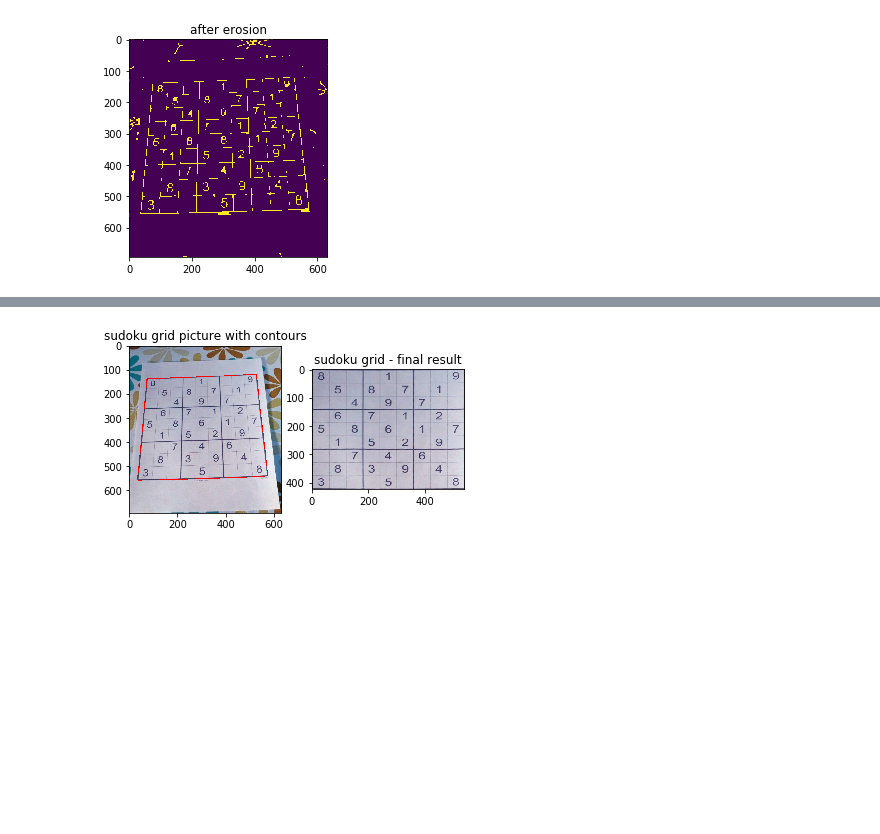
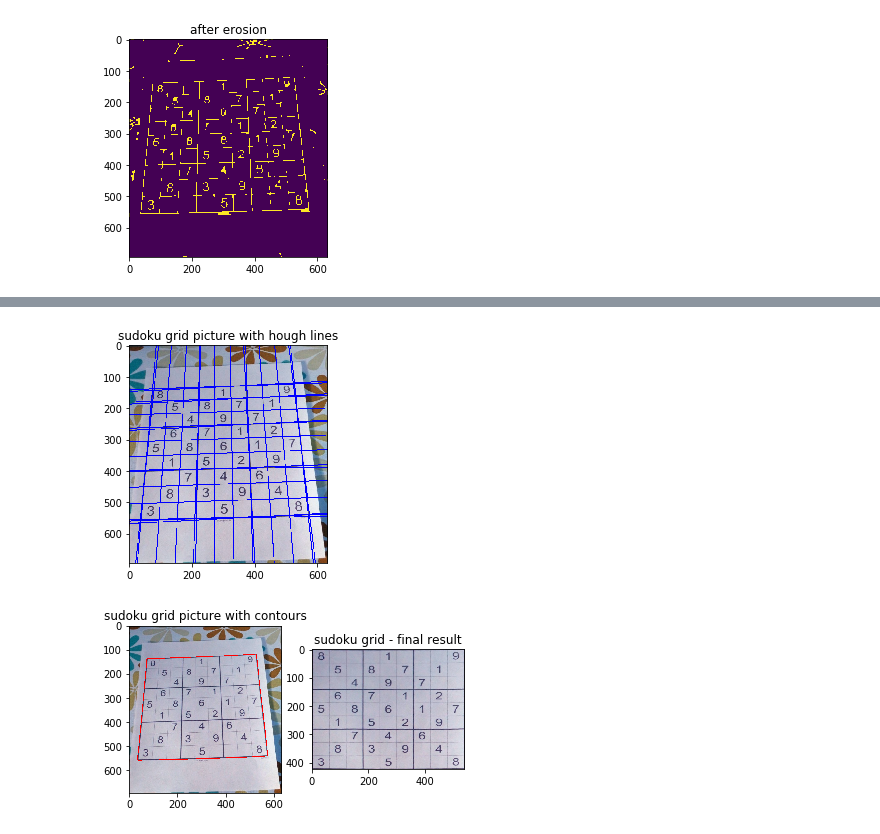
Before and after one commit to borisivnc/sudoku-game, a Jupyter notebook: notebooks/Sudoku_Grid_Extraction.ipynb, the cells around one changed output, grey strips where cells are left out. Saved outputs shown, nothing was run; the diff lists cells and outputs as text; code cells hidden in the pictures; blank space fills up the shorter version.

```diff
--- a/notebooks/Sudoku_Grid_Extraction.ipynb
+++ b/notebooks/Sudoku_Grid_Extraction.ipynb
@@ -51,3 +73,42 @@ plt.show()
+# %%
+def detect_hough_lines(img):
+    gray = cv2.cvtColor(img,cv2.COLOR_BGR2GRAY)
+    denoised_img = cv2.fastNlMeansDenoising(gray)
+
+    edges = cv2.Canny(denoised_img,5,150,apertureSize = 3)
+
+    kernel = np.ones((3,3),np.uint8)
+    edges = cv2.dilate(edges,kernel,iterations = 1)
+
+    kernel = np.ones((5,5),np.uint8)
+    edges = cv2.erode(dilation,kernel,iterations = 1)
+
+    lines = cv2.HoughLines(erosion,1,np.pi/180,150)
+
+    for i, line in enumerate(lines):
+        rho,theta = line[0]
+        a = np.cos(theta)
+        b = np.sin(theta)
+        x0 = a*rho
+        y0 = b*rho
+        x1 = int(x0 + 1000*(-b))
+        y1 = int(y0 + 1000*(a))
+        x2 = int(x0 - 1000*(-b))
+        y2 = int(y0 - 1000*(a))
+
+        cv2.line(img,(x1,y1),(x2,y2),(0,0,255),2)
+
+
+img = cv2.imread('images/picture_2.jpeg')
+
+detect_hough_lines(img)
+
+#cv2.imwrite('images/result.jpg',img)
+plt.imshow(img)
+plt.title('sudoku grid picture with hough lines')
+plt.show()
+# %% [output]
+[figure, added]
 # %%
 class SudokuGrid:
 
```
Also changed, not shown: parts of 16 cells of this notebook.
